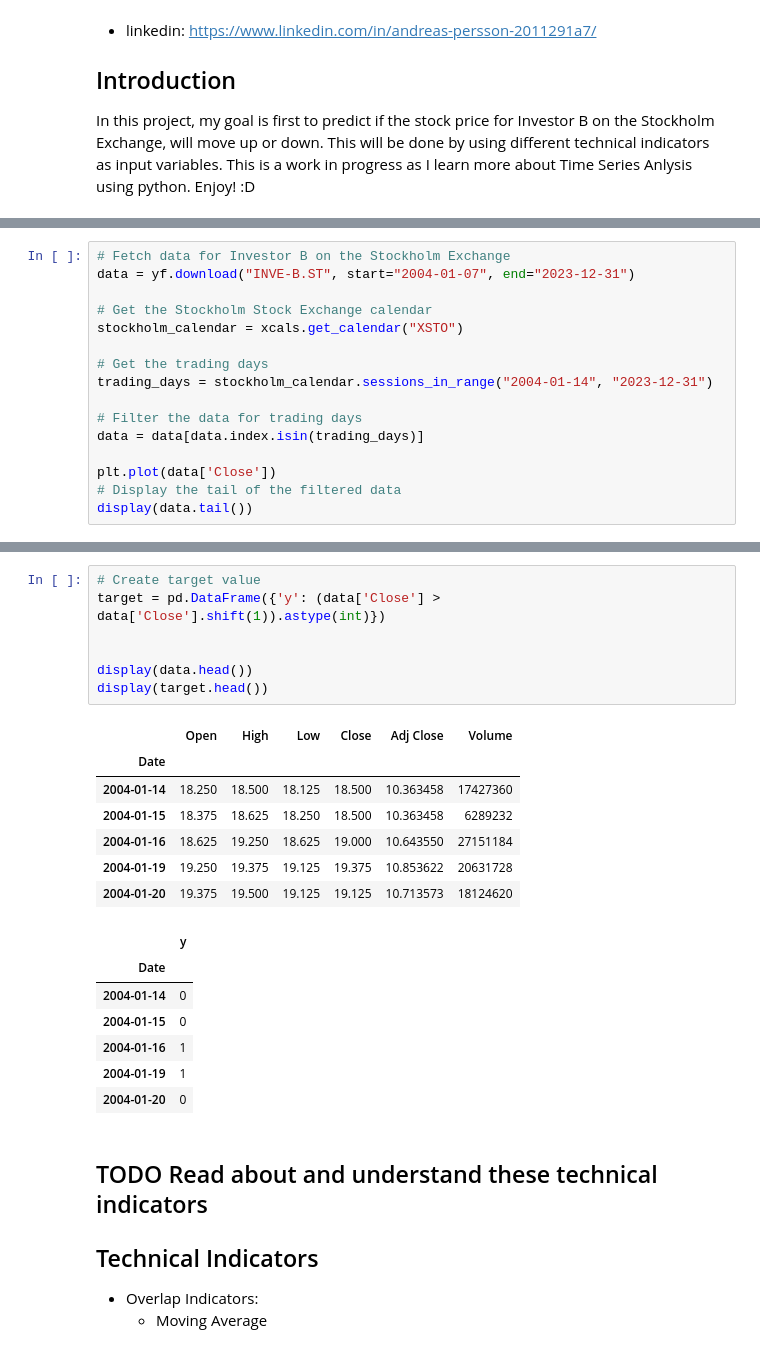
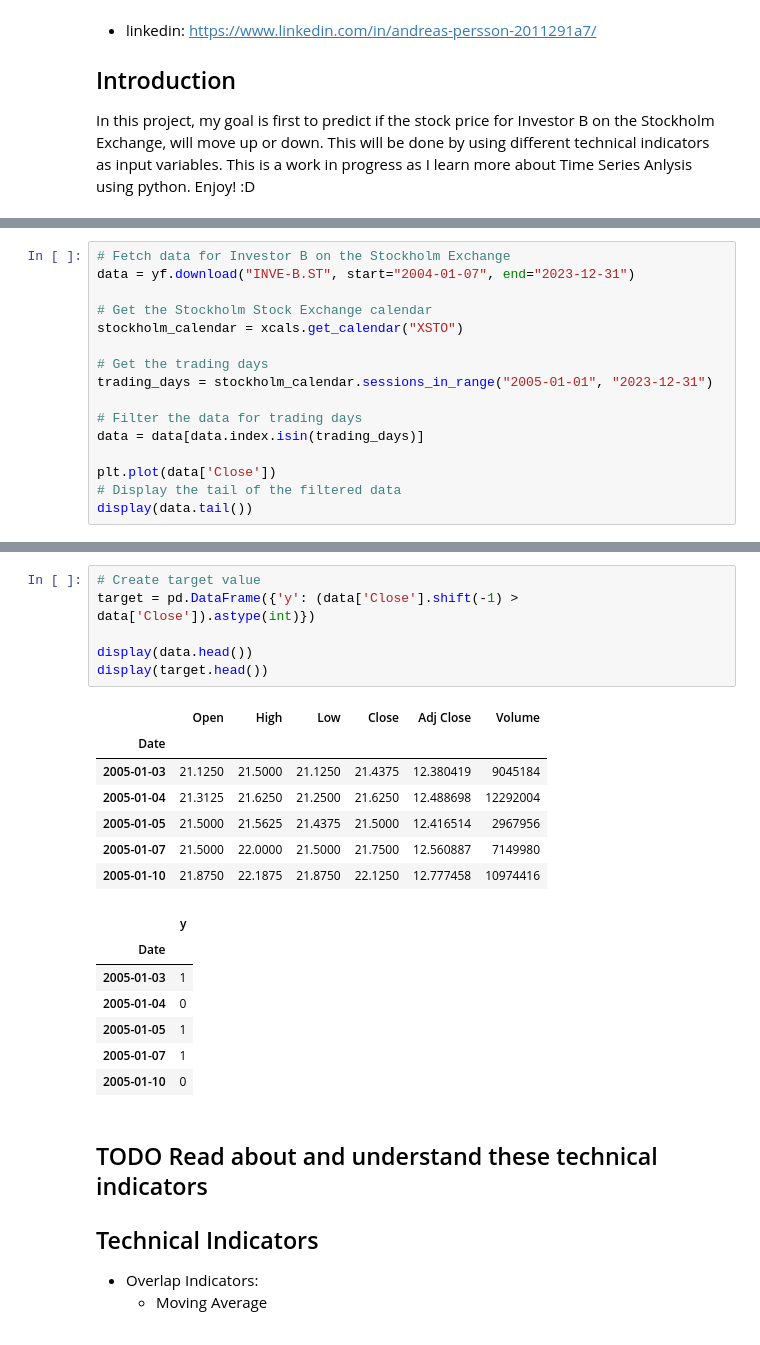
Before and after one commit to andreaspersson01/stock_price_predictor, a Jupyter notebook: Untitled-1.ipynb, the cells around one changed output, grey strips where cells are left out. Cells and saved outputs as stored; diff of their text form.

Commit message:
fixed target var

```diff
--- a/Untitled-1.ipynb
+++ b/Untitled-1.ipynb
@@ -44,7 +45,7 @@ data = yf.download("INVE-B.ST", start="2004-01-07", end="2023-12-31")
 stockholm_calendar = xcals.get_calendar("XSTO")
 
 # Get the trading days
-trading_days = stockholm_calendar.sessions_in_range("2004-01-14", "2023-12-31")
+trading_days = stockholm_calendar.sessions_in_range("2005-01-01", "2023-12-31")
 
 # Filter the data for trading days
 data = data[data.index.isin(trading_days)]
@@ -65,25 +66,24 @@ display(data.tail())
 # %%
 # Create target value
-target = pd.DataFrame({'y': (data['Close'] > data['Close'].shift(1)).astype(int)})
-
+target = pd.DataFrame({'y': (data['Close'].shift(-1) > data['Close']).astype(int)})
 
 display(data.head())
 display(target.head())
 # %% [output]
 |  | Open | High | Low | Close | Adj Close | Volume |
 | Date |  |  |  |  |  |  |
-| 2004-01-14 | 18.250 | 18.500 | 18.125 | 18.500 | 10.363458 | 17427360 |
-| 2004-01-15 | 18.375 | 18.625 | 18.250 | 18.500 | 10.363458 | 6289232 |
-| 2004-01-16 | 18.625 | 19.250 | 18.625 | 19.000 | 10.643550 | 27151184 |
-| 2004-01-19 | 19.250 | 19.375 | 19.125 | 19.375 | 10.853622 | 20631728 |
-| 2004-01-20 | 19.375 | 19.500 | 19.125 | 19.125 | 10.713573 | 18124620 |
+| 2005-01-03 | 21.1250 | 21.5000 | 21.1250 | 21.4375 | 12.380419 | 9045184 |
+| 2005-01-04 | 21.3125 | 21.6250 | 21.2500 | 21.6250 | 12.488698 | 12292004 |
+| 2005-01-05 | 21.5000 | 21.5625 | 21.4375 | 21.5000 | 12.416514 | 2967956 |
+| 2005-01-07 | 21.5000 | 22.0000 | 21.5000 | 21.7500 | 12.560887 | 7149980 |
+| 2005-01-10 | 21.8750 | 22.1875 | 21.8750 | 22.1250 | 12.777458 | 10974416 |
 |  | y |
 | Date |  |
-| 2004-01-14 | 0 |
-| 2004-01-15 | 0 |
-| 2004-01-16 | 1 |
-| 2004-01-19 | 1 |
-| 2004-01-20 | 0 |
+| 2005-01-03 | 1 |
+| 2005-01-04 | 0 |
+| 2005-01-05 | 1 |
+| 2005-01-07 | 1 |
+| 2005-01-10 | 0 |
 # %% [markdown]
 ## TODO Read about and understand these technical indicators
 ## Technical Indicators
```
Also changed, not shown: parts of 17 cells of this notebook, 2 other files.
